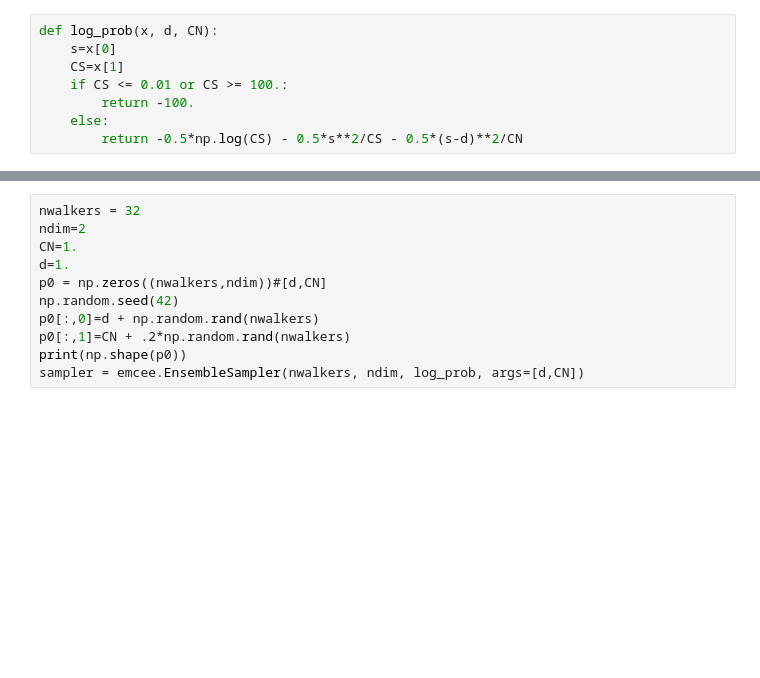
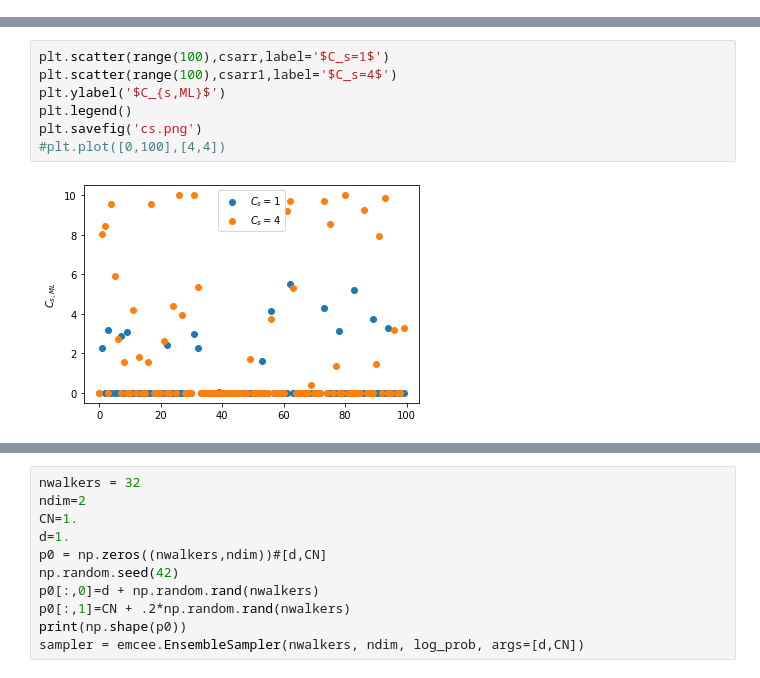
Before and after one commit to dodelson/aiphysics, a Jupyter notebook: weiner_emcee.ipynb, the cells around one changed output, grey strips where cells are left out. Saved outputs shown, nothing was run; the diff lists cells and outputs as text; blank space fills up the shorter version.

```diff
--- a/weiner_emcee.ipynb
+++ b/weiner_emcee.ipynb
@@ -9,8 +7,0 @@ UsageError: Line magic function `%import` not found.
-# %%
-def log_prob(x, d, CN):
-    s=x[0]
-    CS=x[1]
-    if CS <= 0.01 or CS >= 100.:
-        return -100.
-    else:
-        return -0.5*np.log(CS) - 0.5*s**2/CS - 0.5*(s-d)**2/CN
@@ -16,0 +74,9 @@ def log_prob(x, d, CN):
+# %%
+plt.scatter(range(100),csarr,label='$C_s=1$')
+plt.scatter(range(100),csarr1,label='$C_s=4$')
+plt.ylabel('$C_{s,ML}$')
+plt.legend()
+plt.savefig('cs.png')
+#plt.plot([0,100],[4,4])
+# %% [output]
+[figure, added]
```
Also changed, not shown: parts of 21 cells of this notebook, 1 other file.
